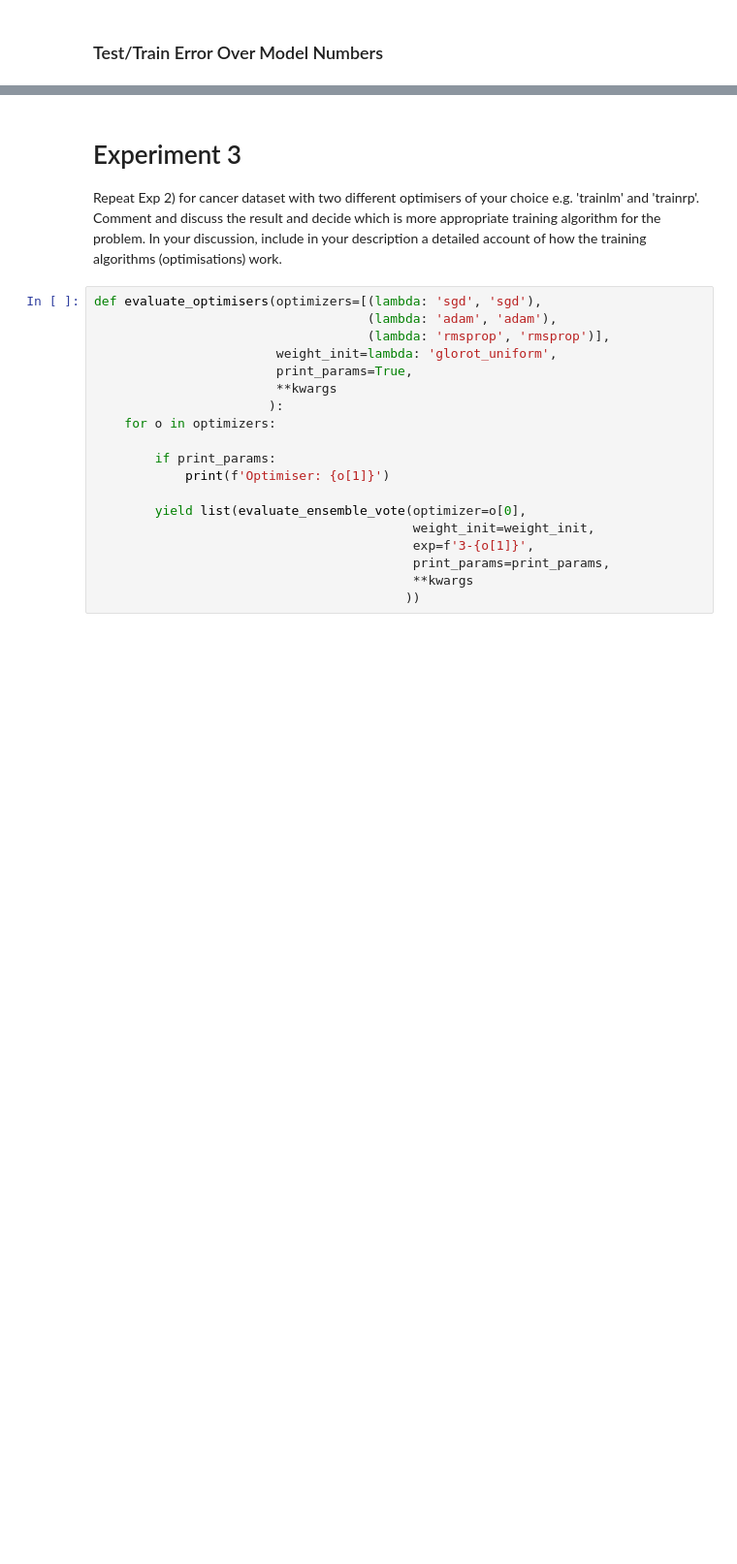
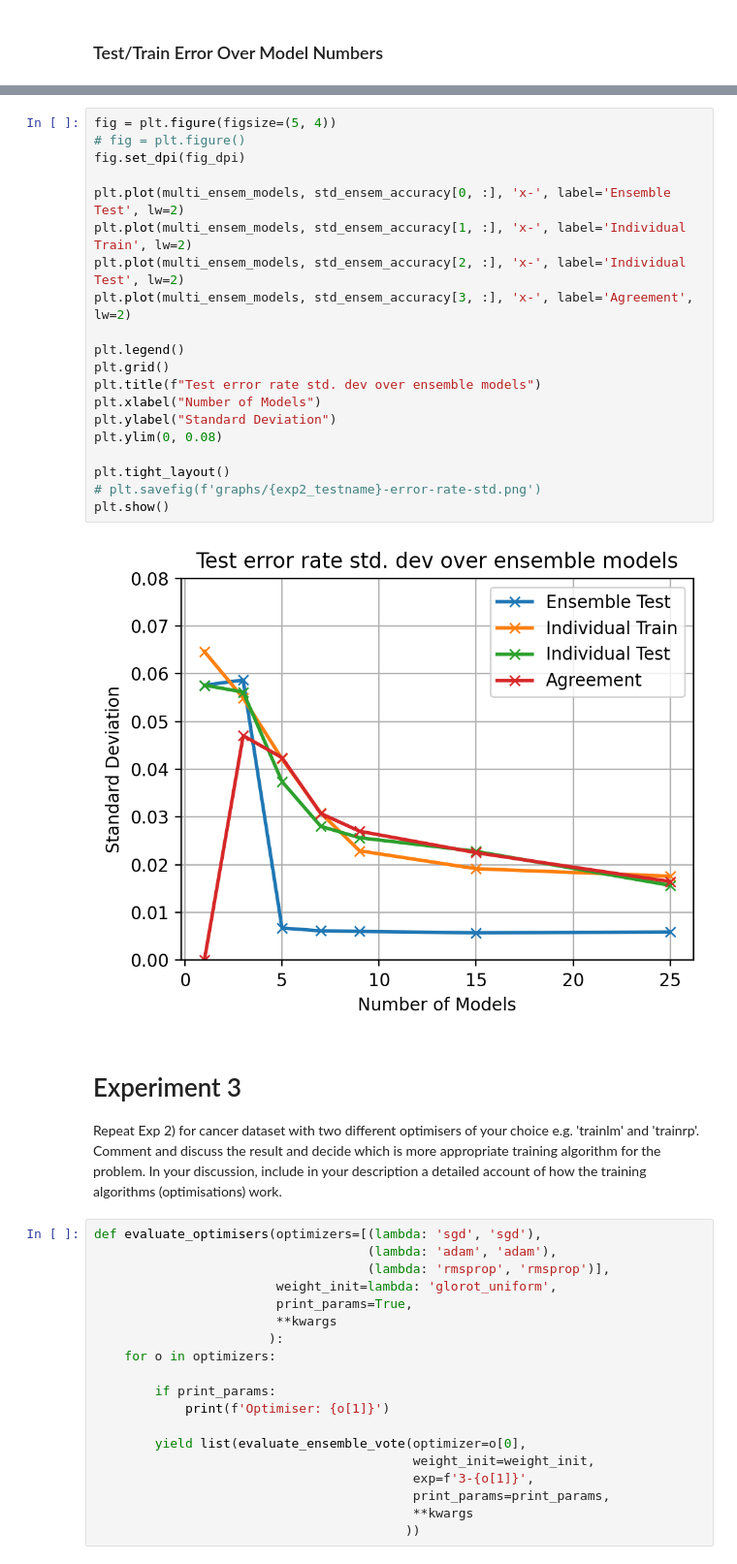
Before and after one commit to Sarsoo/SLP-Training, a Jupyter notebook: nncw.ipynb, the cells around one changed output, grey strips where cells are left out. Shown at 97% size. Cells and saved outputs as stored; diff of their text form; blank space fills up the shorter version.

```diff
--- a/nncw.ipynb
+++ b/nncw.ipynb
@@ -995,3 +1024,25 @@ plt.show()
+# %%
+fig = plt.figure(figsize=(5, 4))
+# fig = plt.figure()
+fig.set_dpi(fig_dpi)
+
+plt.plot(multi_ensem_models, std_ensem_accuracy[0, :], 'x-', label='Ensemble Test', lw=2)
+plt.plot(multi_ensem_models, std_ensem_accuracy[1, :], 'x-', label='Individual Train', lw=2)
+plt.plot(multi_ensem_models, std_ensem_accuracy[2, :], 'x-', label='Individual Test', lw=2)
+plt.plot(multi_ensem_models, std_ensem_accuracy[3, :], 'x-', label='Agreement', lw=2)
+
+plt.legend()
+plt.grid()
+plt.title(f"Test error rate std. dev over ensemble models")
+plt.xlabel("Number of Models")
+plt.ylabel("Standard Deviation")
+plt.ylim(0, 0.08)
+
+plt.tight_layout()
+# plt.savefig(f'graphs/{exp2_testname}-error-rate-std.png')
+plt.show()
+# %% [output]
+[figure, added]
 # %% [markdown]
 # Experiment 3
 
```
Also changed, not shown: parts of 19 cells of this notebook, 17 other files.
